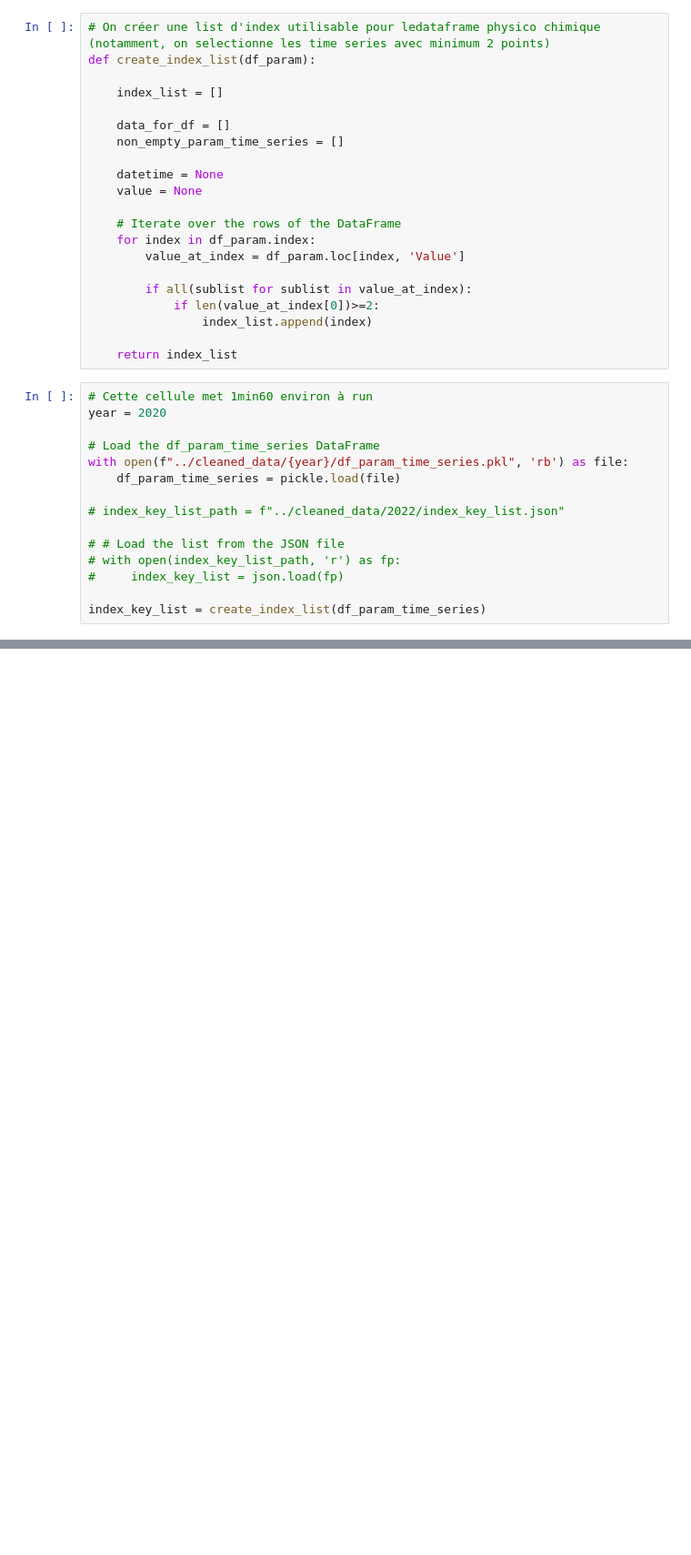
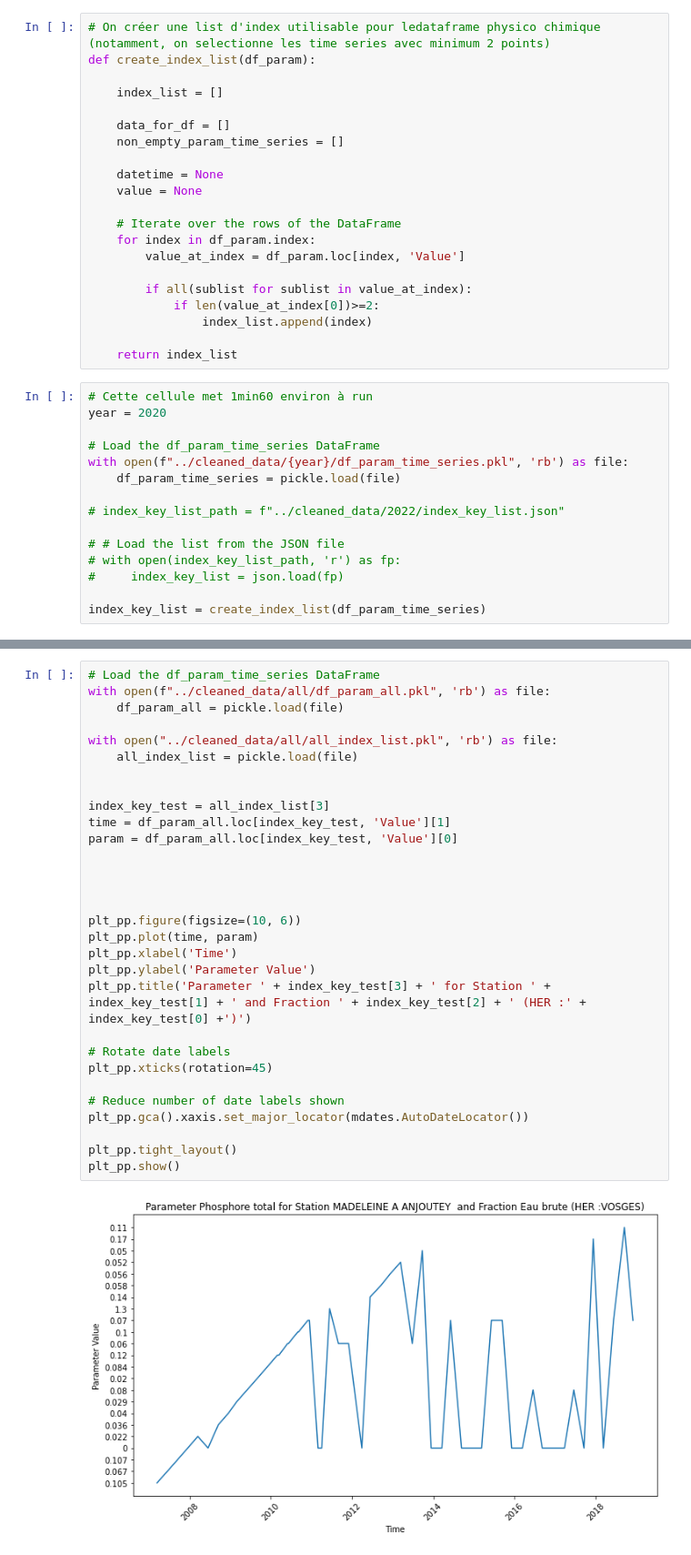
Before and after one commit to Mouret-Orfeu/Projet-cours-d-eau, a Jupyter notebook: code_détaillé/Visualisation.ipynb, the cells around one changed output, grey strips where cells are left out. Shown at 91% size. Drawn from its saved outputs; the diff is of its cells as text; blank space fills up the shorter version.

```diff
--- a/code_détaillé/Visualisation.ipynb
+++ b/code_détaillé/Visualisation.ipynb
@@ -168,0 +167,32 @@ print(index_key_test)
+# %%
+# Load the df_param_time_series DataFrame
+with open(f"../cleaned_data/all/df_param_all.pkl", 'rb') as file:
+    df_param_all = pickle.load(file)
+
+with open("../cleaned_data/all/all_index_list.pkl", 'rb') as file:
+    all_index_list = pickle.load(file)
+
+
+index_key_test = all_index_list[3]
+time = df_param_all.loc[index_key_test, 'Value'][1]
+param = df_param_all.loc[index_key_test, 'Value'][0]
+
+
+
+
+plt_pp.figure(figsize=(10, 6))
+plt_pp.plot(time, param)
+plt_pp.xlabel('Time')
+plt_pp.ylabel('Parameter Value')
+plt_pp.title('Parameter ' + index_key_test[3] + ' for Station ' + index_key_test[1] + ' and Fraction ' + index_key_test[2] + ' (HER :' + index_key_test[0] +')')
+
+# Rotate date labels
+plt_pp.xticks(rotation=45)
+
+# Reduce number of date labels shown
+plt_pp.gca().xaxis.set_major_locator(mdates.AutoDateLocator())
+
+plt_pp.tight_layout()
+plt_pp.show()
+# %% [output]
+[figure, added]
```
Also changed, not shown: parts of 8 cells of this notebook, 29 other files.
